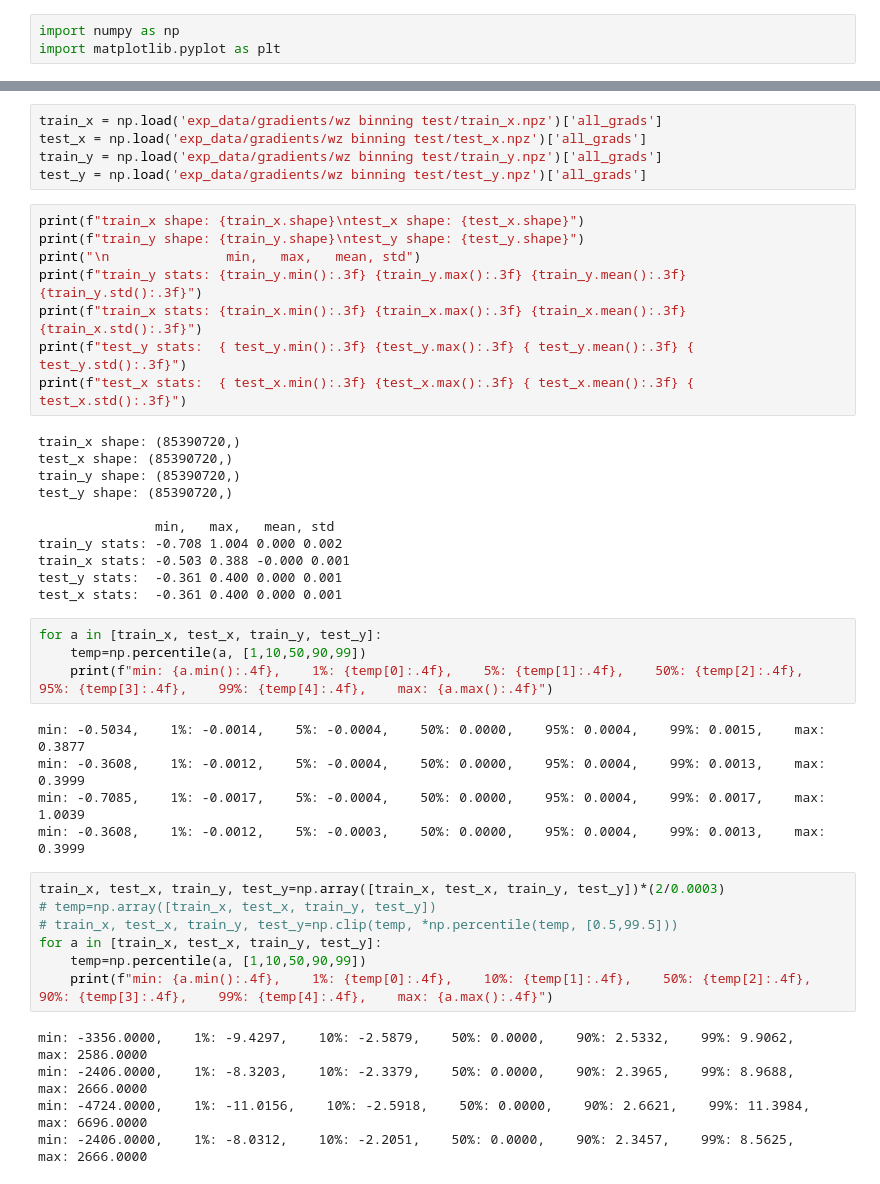
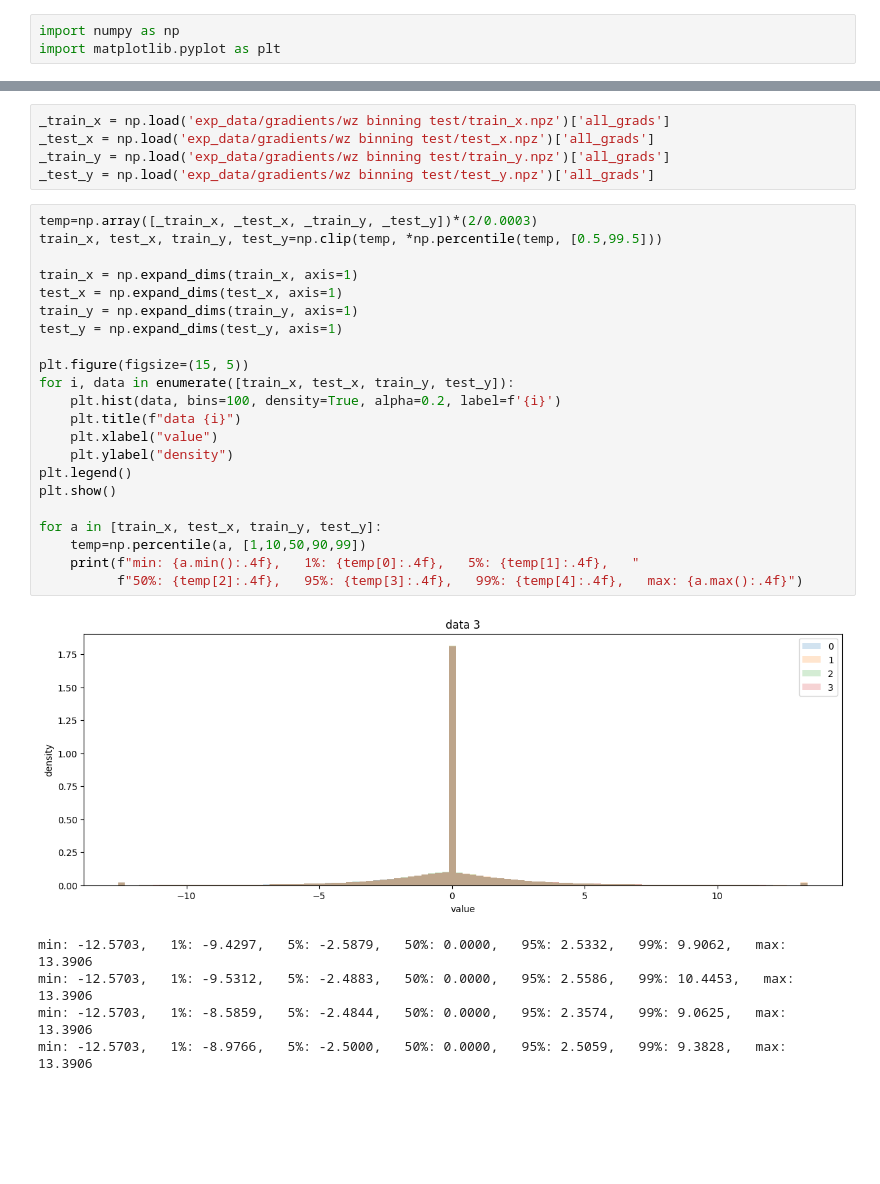
Before and after one commit to HosseinOutward/VUB-ACS-25_Thesis, a Jupyter notebook: expeiments/binning_wz_behavior.ipynb, the cells around one changed output, grey strips where cells are left out. Cells and saved outputs as stored; diff of their text form; blank space fills up the shorter version.

```diff
--- a/expeiments/binning_wz_behavior.ipynb
+++ b/expeiments/binning_wz_behavior.ipynb
@@ -27,45 +45,33 @@ def get_binning_test_data(start,stop,step,file_name):
 # %%
-train_x = np.load('exp_data/gradients/wz binning test/train_x.npz')['all_grads']
-test_x = np.load('exp_data/gradients/wz binning test/test_x.npz')['all_grads']
-train_y = np.load('exp_data/gradients/wz binning test/train_y.npz')['all_grads']
-test_y = np.load('exp_data/gradients/wz binning test/test_y.npz')['all_grads']
+_train_x = np.load('exp_data/gradients/wz binning test/train_x.npz')['all_grads']
+_test_x = np.load('exp_data/gradients/wz binning test/test_x.npz')['all_grads']
+_train_y = np.load('exp_data/gradients/wz binning test/train_y.npz')['all_grads']
+_test_y = np.load('exp_data/gradients/wz binning test/test_y.npz')['all_grads']
-# %%
-print(f"train_x shape: {train_x.shape}\ntest_x shape: {test_x.shape}")
-print(f"train_y shape: {train_y.shape}\ntest_y shape: {test_y.shape}")
-print("\n               min,   max,   mean, std")
-print(f"train_y stats: {train_y.min():.3f} {train_y.max():.3f} {train_y.mean():.3f} {train_y.std():.3f}")
-print(f"train_x stats: {train_x.min():.3f} {train_x.max():.3f} {train_x.mean():.3f} {train_x.std():.3f}")
-print(f"test_y stats:  { test_y.min():.3f} {test_y.max():.3f} { test_y.mean():.3f} { test_y.std():.3f}")
-print(f"test_x stats:  { test_x.min():.3f} {test_x.max():.3f} { test_x.mean():.3f} { test_x.std():.3f}")
-# %% [output]
-train_x shape: (85390720,)
-test_x shape: (85390720,)
-train_y shape: (85390720,)
-test_y shape: (85390720,)
-
-               min,   max,   mean, std
-train_y stats: -0.708 1.004 0.000 0.002
-train_x stats: -0.503 0.388 -0.000 0.001
-test_y stats:  -0.361 0.400 0.000 0.001
-test_x stats:  -0.361 0.400 0.000 0.001
-# %%
-for a in [train_x, test_x, train_y, test_y]:
-    temp=np.percentile(a, [1,10,50,90,99])
-    print(f"min: {a.min():.4f},    1%: {temp[0]:.4f},    5%: {temp[1]:.4f},    50%: {temp[2]:.4f},    95%: {temp[3]:.4f},    99%: {temp[4]:.4f},    max: {a.max():.4f}")
-# %% [output]
-min: -0.5034,    1%: -0.0014,    5%: -0.0004,    50%: 0.0000,    95%: 0.0004,    99%: 0.0015,    max: 0.3877
-min: -0.3608,    1%: -0.0012,    5%: -0.0004,    50%: 0.0000,    95%: 0.0004,    99%: 0.0013,    max: 0.3999
-min: -0.7085,    1%: -0.0017,    5%: -0.0004,    50%: 0.0000,    95%: 0.0004,    99%: 0.0017,    max: 1.0039
-min: -0.3608,    1%: -0.0012,    5%: -0.0003,    50%: 0.0000,    95%: 0.0004,    99%: 0.0013,    max: 0.3999
 # %%
-train_x, test_x, train_y, test_y=np.array([train_x, test_x, train_y, test_y])*(2/0.0003)
-# temp=np.array([train_x, test_x, train_y, test_y])
-# train_x, test_x, train_y, test_y=np.clip(temp, *np.percentile(temp, [0.5,99.5]))
+temp=np.array([_train_x, _test_x, _train_y, _test_y])*(2/0.0003)
+train_x, test_x, train_y, test_y=np.clip(temp, *np.percentile(temp, [0.5,99.5]))
+
+train_x = np.expand_dims(train_x, axis=1)
+test_x = np.expand_dims(test_x, axis=1)
+train_y = np.expand_dims(train_y, axis=1)
+test_y = np.expand_dims(test_y, axis=1)
+
+plt.figure(figsize=(15, 5))
+for i, data in enumerate([train_x, test_x, train_y, test_y]):
+    plt.hist(data, bins=100, density=True, alpha=0.2, label=f'{i}')
+    plt.title(f"data {i}")
+    plt.xlabel("value")
+    plt.ylabel("density")
+plt.legend()
+plt.show()
+
 for a in [train_x, test_x, train_y, test_y]:
     temp=np.percentile(a, [1,10,50,90,99])
-    print(f"min: {a.min():.4f},    1%: {temp[0]:.4f},    10%: {temp[1]:.4f},    50%: {temp[2]:.4f},    90%: {temp[3]:.4f},    99%: {temp[4]:.4f},    max: {a.max():.4f}")
+    print(f"min: {a.min():.4f},   1%: {temp[0]:.4f},   5%: {temp[1]:.4f},   "
+          f"50%: {temp[2]:.4f},   95%: {temp[3]:.4f},   99%: {temp[4]:.4f},   max: {a.max():.4f}")
 # %% [output]
+[figure, added]
-min: -3356.0000,    1%: -9.4297,    10%: -2.5879,    50%: 0.0000,    90%: 2.5332,    99%: 9.9062,    max: 2586.0000
-min: -2406.0000,    1%: -8.3203,    10%: -2.3379,    50%: 0.0000,    90%: 2.3965,    99%: 8.9688,    max: 2666.0000
-min: -4724.0000,    1%: -11.0156,    10%: -2.5918,    50%: 0.0000,    90%: 2.6621,    99%: 11.3984,    max: 6696.0000
-min: -2406.0000,    1%: -8.0312,    10%: -2.2051,    50%: 0.0000,    90%: 2.3457,    99%: 8.5625,    max: 2666.0000
+min: -12.5703,   1%: -9.4297,   5%: -2.5879,   50%: 0.0000,   95%: 2.5332,   99%: 9.9062,   max: 13.3906
+min: -12.5703,   1%: -9.5312,   5%: -2.4883,   50%: 0.0000,   95%: 2.5586,   99%: 10.4453,   max: 13.3906
+min: -12.5703,   1%: -8.5859,   5%: -2.4844,   50%: 0.0000,   95%: 2.3574,   99%: 9.0625,   max: 13.3906
+min: -12.5703,   1%: -8.9766,   5%: -2.5000,   50%: 0.0000,   95%: 2.5059,   99%: 9.3828,   max: 13.3906
```
Also changed, not shown: parts of 7 cells of this notebook, 1 other file.
